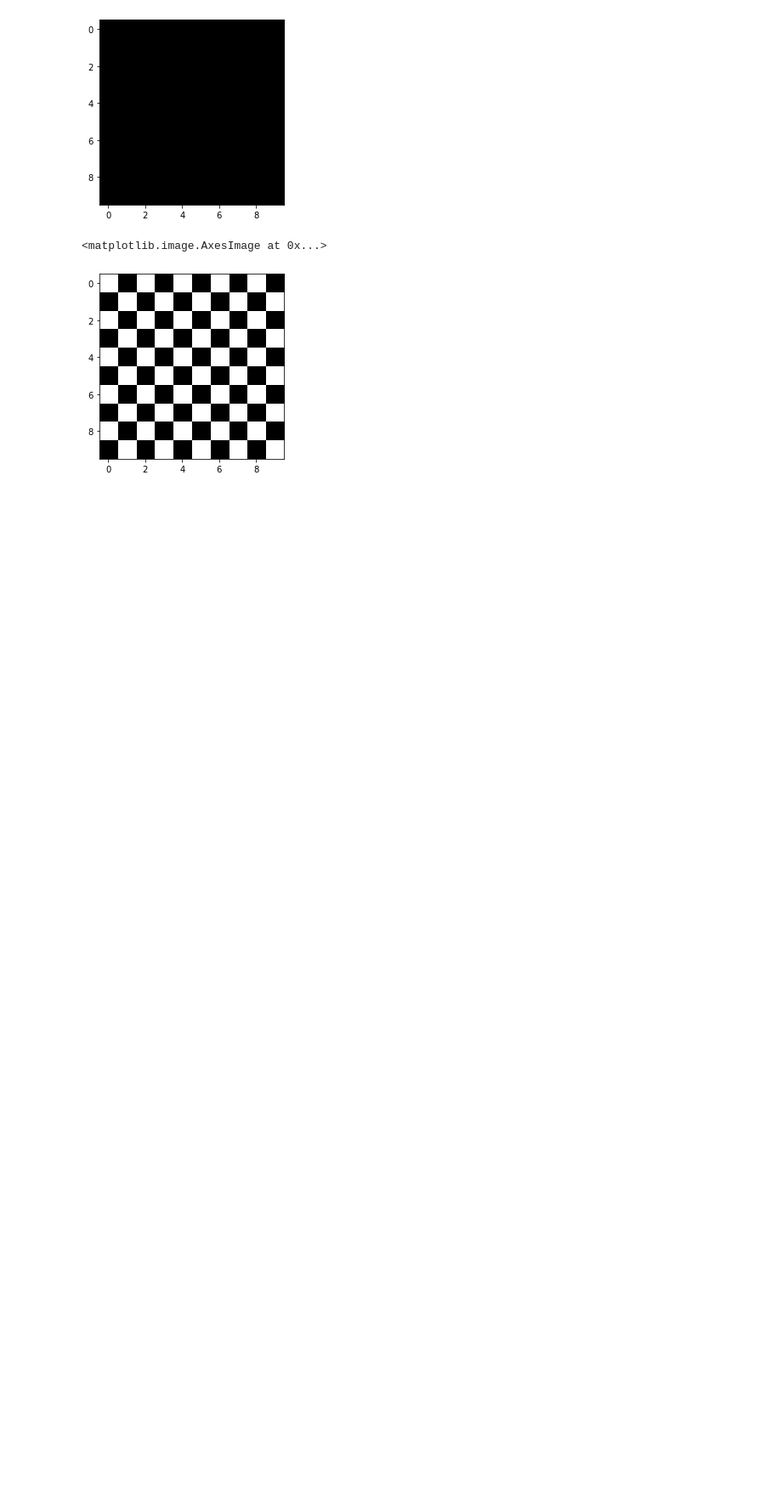
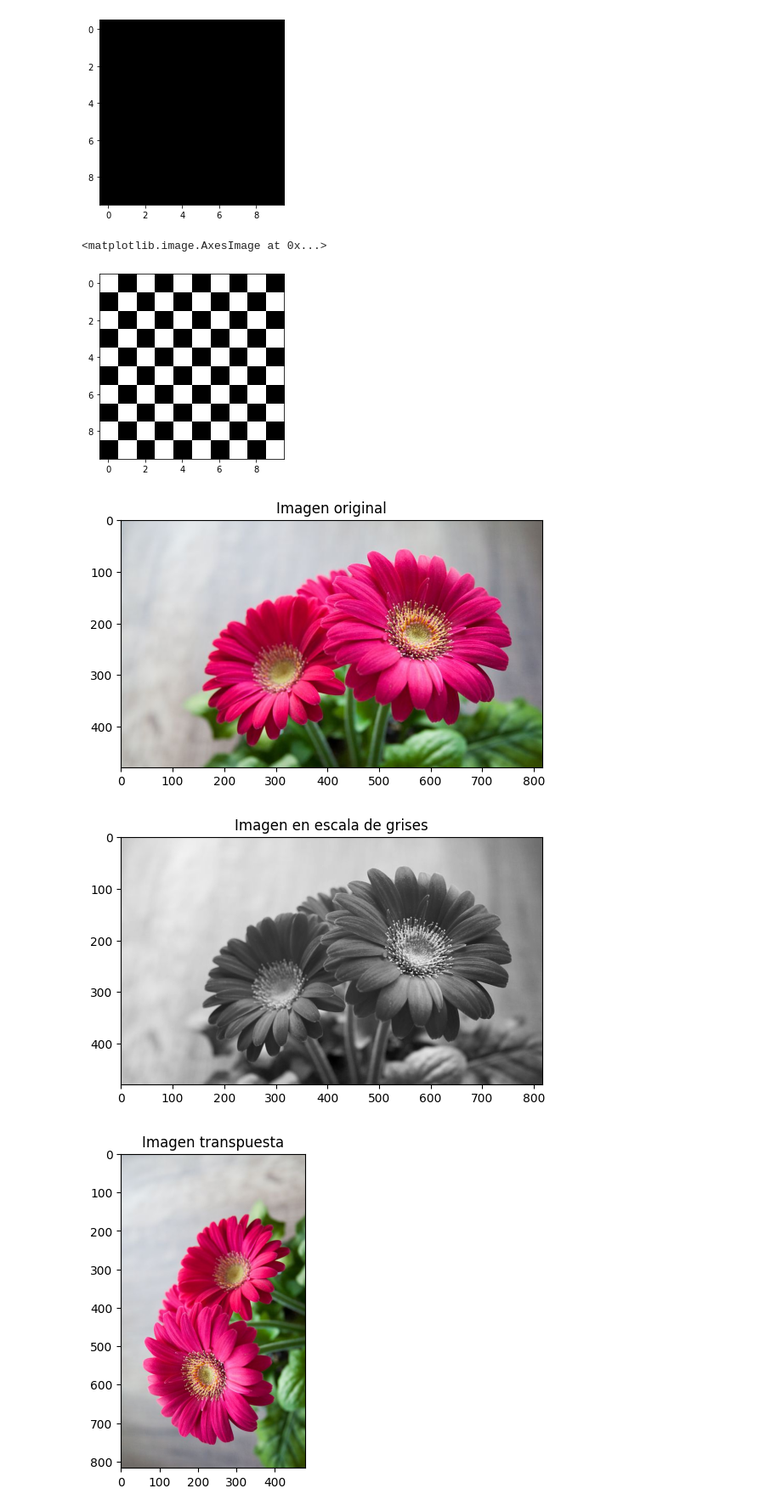
Before and after one commit to rsgbMint/Programs, a Jupyter notebook: Python/DIP/Introducción_a_las_imágenes.ipynb, the cells around one changed output. Shown at 85% size. Drawn from its saved outputs; the diff is of its cells as text; code cells hidden in the pictures; blank space fills up the shorter version.

```diff
--- a/Python/DIP/Introducción_a_las_imágenes.ipynb
+++ b/Python/DIP/Introducción_a_las_imágenes.ipynb
@@ -65,3 +66,35 @@ plt.imshow(img, cmap='gray')
 # %% [output]
 <matplotlib.image.AxesImage at 0x...>
 [figure]
+# %%
+from PIL import Image
+# Leer la imagen
+imagen = plt.imread('flowers.png')
+
+# Visualizar la imagen original
+plt.imshow(imagen)
+plt.title('Imagen original')
+plt.show()
+
+# Convertir la imagen a escala de grises
+imagen_gris = np.dot(imagen[...,:3], [0.299, 0.587, 0.114])
+plt.imshow(imagen_gris, cmap='gray')
+plt.title('Imagen en escala de grises')
+plt.show()
+
+# Transponer la imagen
+imagen_transpuesta = np.transpose(imagen, (1,0,2))
+plt.imshow(imagen_transpuesta)
+plt.title('Imagen transpuesta')
+plt.show()
+
+# Cambiar el tamaño de la imagen
+nueva_dimension = (imagen.shape[1]//2, imagen.shape[0]//2)
+imagen_reducida = np.array(Image.fromarray((imagen * 255).astype(np.uint8)).resize(nueva_dimension))
+plt.imshow(imagen_reducida)
+plt.title('Imagen reducida')
+plt.show()
+# %% [output]
+[figure, added]
+[figure, added]
+[figure, added]
```
Also changed, not shown: parts of 6 cells of this notebook, 1 other file.
